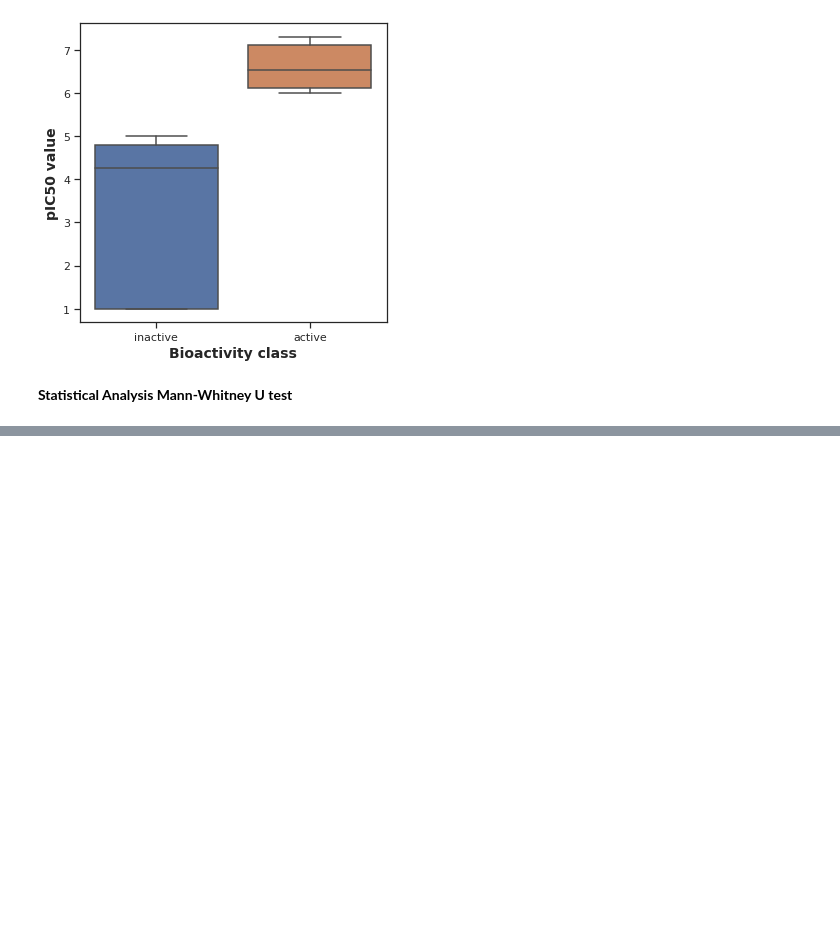
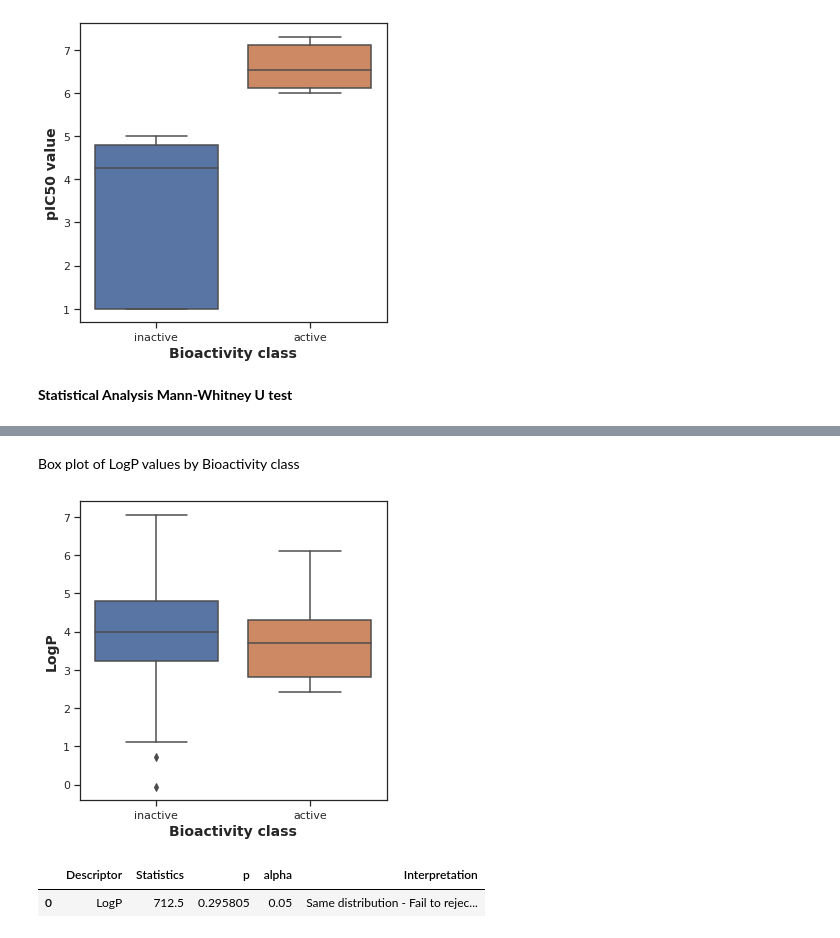
Before and after one commit to sagunm/drug-discovery-project, a Jupyter notebook: Exploratory_data_analysis.ipynb, the cells around one changed output, grey strips where cells are left out. Cells and saved outputs as stored; diff of their text form; code cells hidden in the pictures; blank space fills up the shorter version.

```diff
--- a/Exploratory_data_analysis.ipynb
+++ b/Exploratory_data_analysis.ipynb
@@ -350,0 +372,18 @@ mannwhitney('pIC50')
+# %% [markdown]
+Box plot of LogP values by Bioactivity class
+# %%
+plt.figure(figsize=(5.5, 5.5))
+
+sns.boxplot(x='bioactivity_class', y='LogP', data=df_two_class)
+
+plt.xlabel('Bioactivity class', fontsize=14, fontweight='bold')
+plt.ylabel('LogP', fontsize=14, fontweight='bold')
+
+plt.savefig('LogP_plot.pdf')
+# %% [output]
+[figure, added]
+# %%
+mannwhitney('LogP')
+# %% [output]
+|  | Descriptor | Statistics | p | alpha | Interpretation |
+| 0 | LogP | 712.5 | 0.295805 | 0.05 | Same distribution - Fail to rejec... |
```
Also changed, not shown: parts of 13 cells of this notebook.
